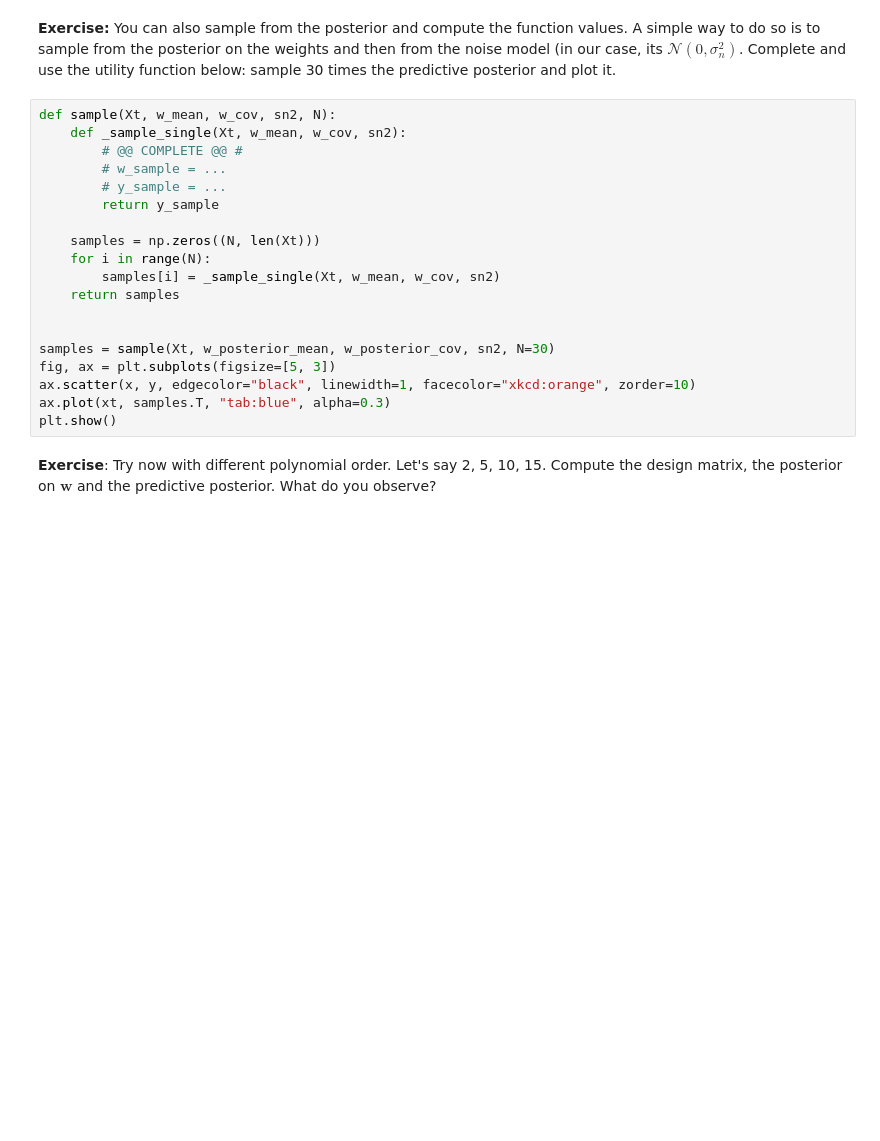
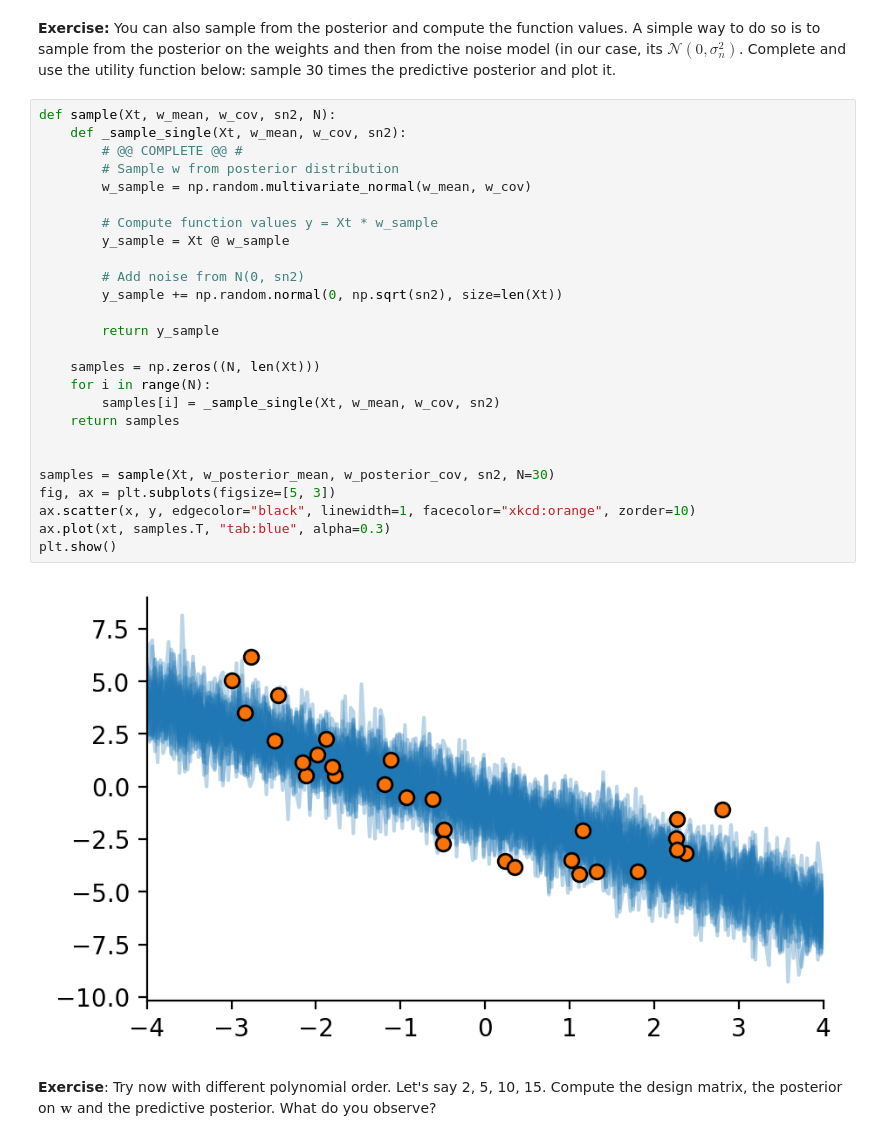
Before and after one commit to miriam-16/asi-labs, a Jupyter notebook: lab_week1/Bayesian_Linear_Regression.ipynb, the cells around one changed output. Drawn from its saved outputs; the diff is of its cells as text; blank space fills up the shorter version.

```diff
--- a/lab_week1/Bayesian_Linear_Regression.ipynb
+++ b/lab_week1/Bayesian_Linear_Regression.ipynb
@@ -275,22 +305,31 @@ Complete and use the utility function below: sample 30 times the predictive post
 # %%
 def sample(Xt, w_mean, w_cov, sn2, N):
     def _sample_single(Xt, w_mean, w_cov, sn2):
         # @@ COMPLETE @@ #
-        # w_sample = ...
-        # y_sample = ...
+        # Sample w from posterior distribution
+        w_sample = np.random.multivariate_normal(w_mean, w_cov)
+
+        # Compute function values y = Xt * w_sample
+        y_sample = Xt @ w_sample
+
+        # Add noise from N(0, sn2)
+        y_sample += np.random.normal(0, np.sqrt(sn2), size=len(Xt))
+
         return y_sample
 
     samples = np.zeros((N, len(Xt)))
     for i in range(N):
         samples[i] = _sample_single(Xt, w_mean, w_cov, sn2)
     return samples
 
 
 samples = sample(Xt, w_posterior_mean, w_posterior_cov, sn2, N=30)
 fig, ax = plt.subplots(figsize=[5, 3])
 ax.scatter(x, y, edgecolor="black", linewidth=1, facecolor="xkcd:orange", zorder=10)
 ax.plot(xt, samples.T, "tab:blue", alpha=0.3)
 plt.show()
+# %% [output]
+[figure, added]
 # %% [markdown]
 **Exercise**: Try now with different polynomial order. Let's say 2, 5, 10, 15. Compute the design matrix, the posterior on $\mathbf{w}$ and the predictive posterior. What do you observe?
 # %%
```
Also changed, not shown: parts of 19 cells of this notebook.
